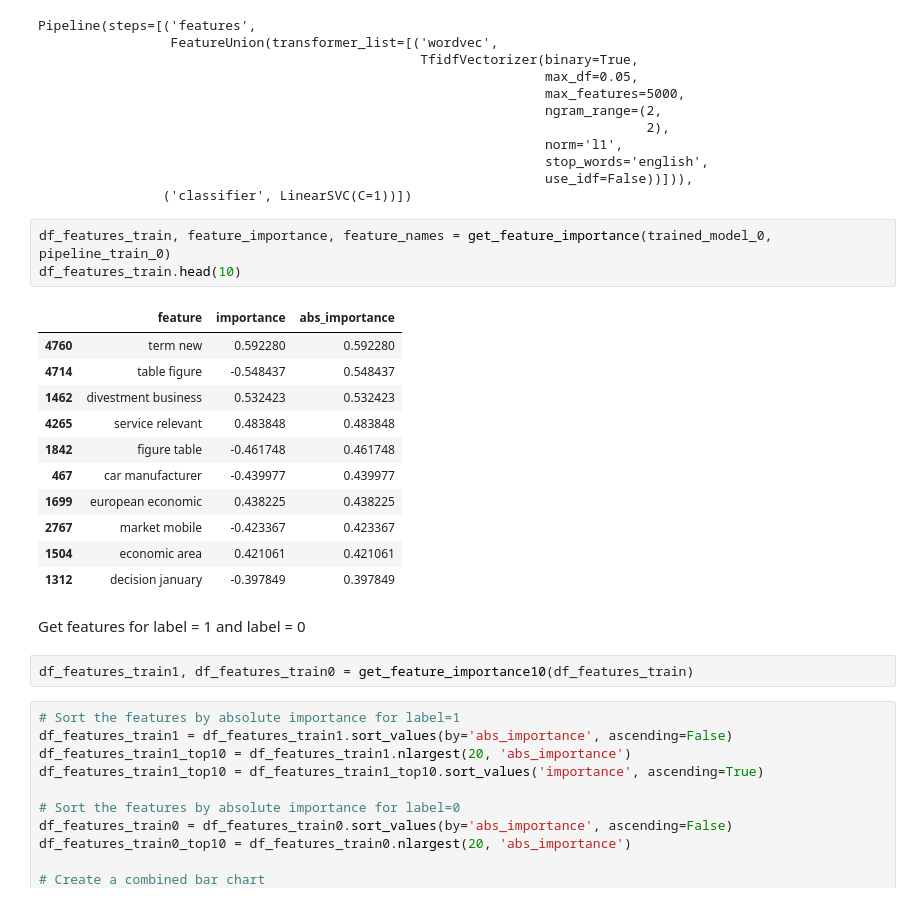
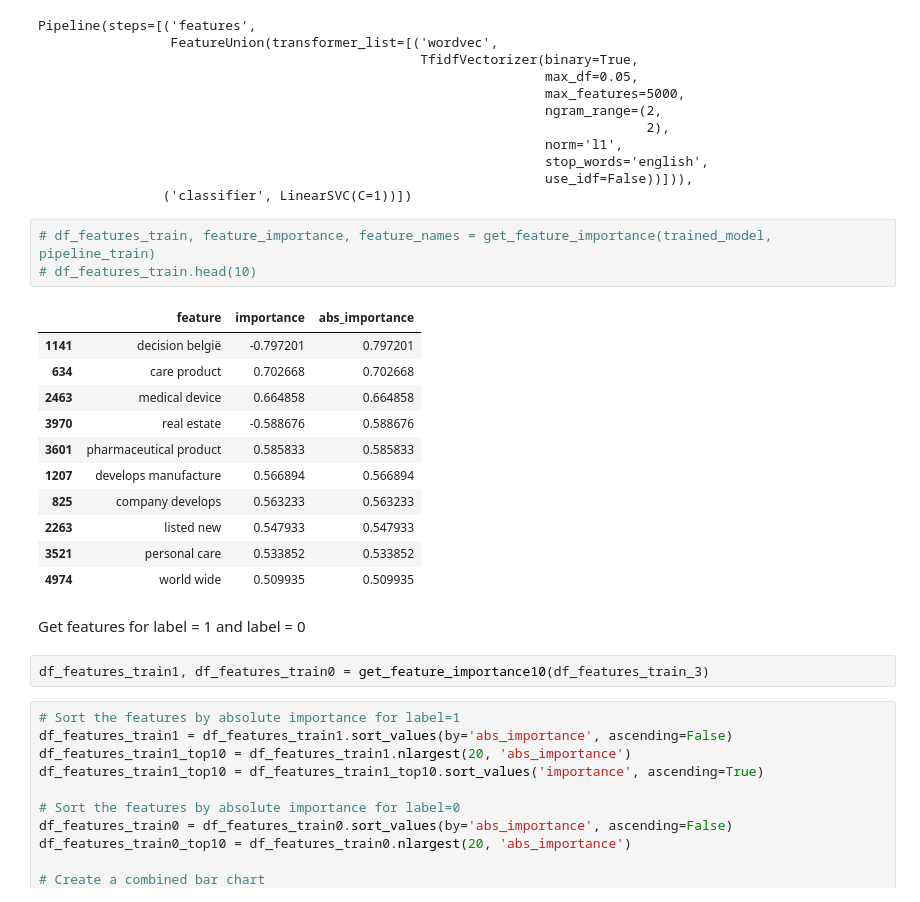
Before and after one commit to adellegia/predicting-merger-decision-outcomes, a Jupyter notebook: src/python/notebook/model_svm_wc_sections.ipynb, the cells around one changed output. Saved outputs shown, nothing was run; the diff lists cells and outputs as text.

```diff
--- a/src/python/notebook/model_svm_wc_sections.ipynb
+++ b/src/python/notebook/model_svm_wc_sections.ipynb
@@ -208,24 +209,24 @@ Pipeline(steps=[('features',
                                                                  use_idf=False))])),
                 ('classifier', LinearSVC(C=1))])
 # %%
-df_features_train, feature_importance, feature_names = get_feature_importance(trained_model_0, pipeline_train_0)
-df_features_train.head(10)
+# df_features_train, feature_importance, feature_names = get_feature_importance(trained_model, pipeline_train)
+# df_features_train.head(10)
 # %% [output]
 |  | feature | importance | abs_importance |
-| 4760 | term new | 0.592280 | 0.592280 |
-| 4714 | table figure | -0.548437 | 0.548437 |
-| 1462 | divestment business | 0.532423 | 0.532423 |
-| 4265 | service relevant | 0.483848 | 0.483848 |
-| 1842 | figure table | -0.461748 | 0.461748 |
-| 467 | car manufacturer | -0.439977 | 0.439977 |
-| 1699 | european economic | 0.438225 | 0.438225 |
-| 2767 | market mobile | -0.423367 | 0.423367 |
-| 1504 | economic area | 0.421061 | 0.421061 |
-| 1312 | decision january | -0.397849 | 0.397849 |
+| 1141 | decision belgië | -0.797201 | 0.797201 |
+| 634 | care product | 0.702668 | 0.702668 |
+| 2463 | medical device | 0.664858 | 0.664858 |
+| 3970 | real estate | -0.588676 | 0.588676 |
+| 3601 | pharmaceutical product | 0.585833 | 0.585833 |
+| 1207 | develops manufacture | 0.566894 | 0.566894 |
+| 825 | company develops | 0.563233 | 0.563233 |
+| 2263 | listed new | 0.547933 | 0.547933 |
+| 3521 | personal care | 0.533852 | 0.533852 |
+| 4974 | world wide | 0.509935 | 0.509935 |
 # %% [markdown]
 Get features for label = 1 and label = 0
 # %%
-df_features_train1, df_features_train0 = get_feature_importance10(df_features_train)
+df_features_train1, df_features_train0 = get_feature_importance10(df_features_train_3)
 # %%
 # Sort the features by absolute importance for label=1
 df_features_train1 = df_features_train1.sort_values(by='abs_importance', ascending=False)
```
Also changed, not shown: parts of 3 cells of this notebook.
